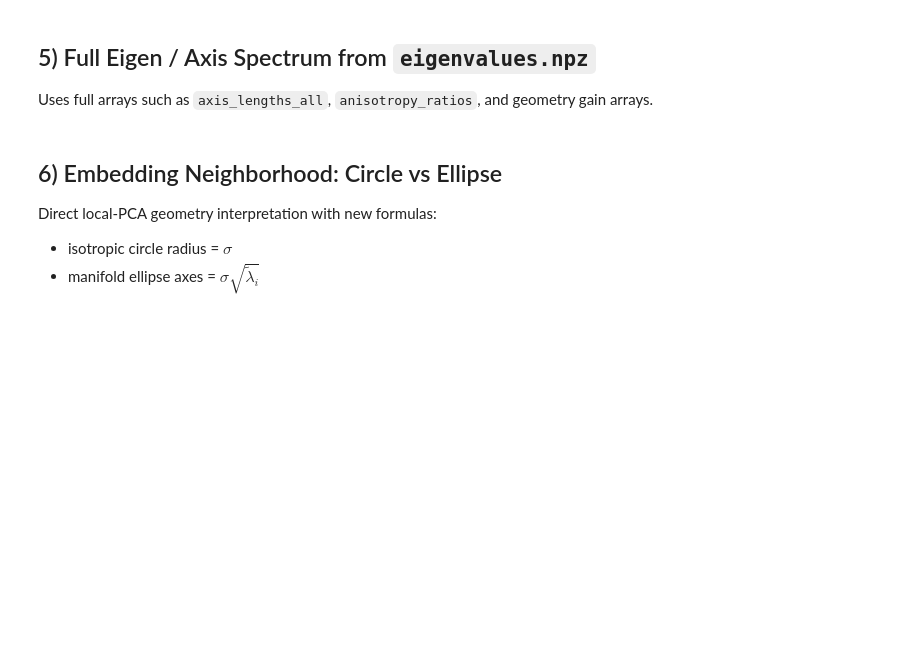
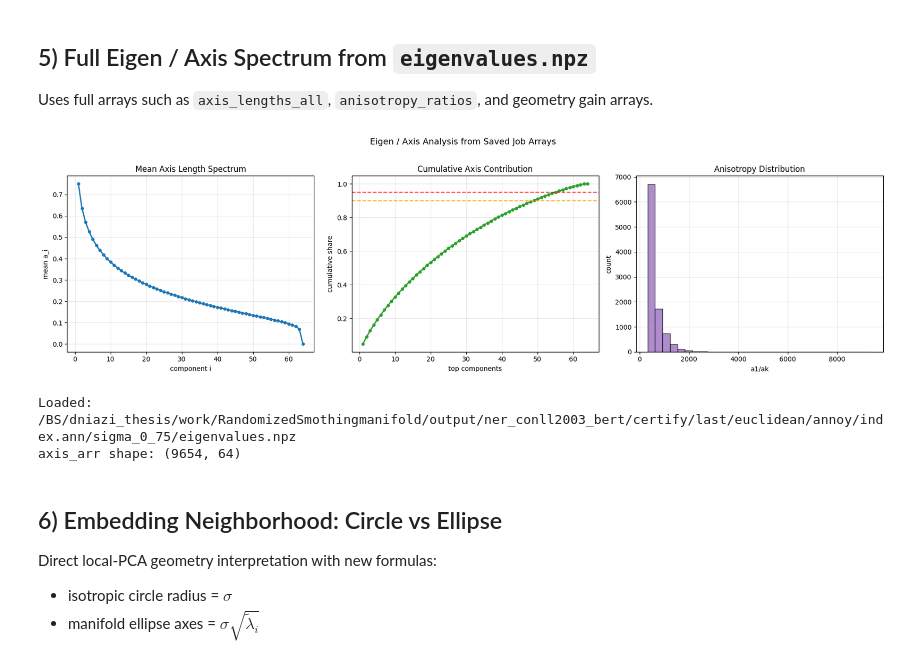
Before and after one commit to daniyaniazi/RandomizedSmothingmanifold, a Jupyter notebook: notebooks/NER_NewVolume_Results_Analysis.ipynb, the cells around one changed output. Saved outputs shown, nothing was run; the diff lists cells and outputs as text; code cells hidden in the pictures; blank space fills up the shorter version.

```diff
--- a/notebooks/NER_NewVolume_Results_Analysis.ipynb
+++ b/notebooks/NER_NewVolume_Results_Analysis.ipynb
@@ -24,7 +24,35 @@ manifold_last = base / "certify" / "last" / "euclidean" / "annoy" / "index.ann"
 iso_last = base / "isotropic_certify" / "last"
 token_dir = base / "token_layer_embeddings" / "train" / "last"
 
-SIGMAS_ALL = ["sigma_0_25", "sigma_0_50", "sigma_0_75", "sigma_1_00"]
+# SIGMAS_ALL = [
+#     "sigma_0_75",
+#     "sigma_0_80",
+#     "sigma_0_85",
+#     "sigma_0_90",
+#     "sigma_0_95",
+#     "sigma_1_00",
+#     "sigma_1_05",
+#     "sigma_1_10",
+#     "sigma_1_15",
+#     "sigma_1_20",
+#     "sigma_1_25",
+#     "sigma_1_35",
+#     "sigma_1_50"
+# ]
+
+
+SIGMAS_ALL = [
+    "sigma_2_00",
+    "sigma_2_25",
+    "sigma_2_50",
+    "sigma_2_75",
+    "sigma_3_00",
+    "sigma_3_25",
+    "sigma_3_50",
+    "sigma_3_75",
+    "sigma_4_00",
+    "sigma_4_25"
+]
 
 def sigma_val(s: str) -> float:
     return float(s.replace("sigma_", "").replace("_", "."))
@@ -212,7 +291,7 @@ else:
 
 Uses full arrays such as `axis_lengths_all`, `anisotropy_ratios`, and geometry gain arrays.
 # %%
-eigen_path = manifold_last / "sigma_0_50" / "eigenvalues.npz"
+eigen_path = manifold_last / "sigma_0_75" / "eigenvalues.npz"
 
 if not eigen_path.exists():
     print(f"No eigenvalues file at {eigen_path}")
@@ -235,33 +314,37 @@ else:
         axes[0].plot(np.arange(1, len(mean_axes) + 1), mean_axes, "o-", linewidth=2, markersize=4)
         axes[0].set_title("Mean Axis Length Spectrum")
         axes[0].set_xlabel("component i"); axes[0].set_ylabel("mean a_i")
         axes[0].grid(True, alpha=0.3)
 
         axes[1].plot(np.arange(1, len(cum) + 1), cum, "o-", linewidth=2, markersize=4, color="tab:green")
         axes[1].axhline(0.9, linestyle="--", color="orange", alpha=0.8)
         axes[1].axhline(0.95, linestyle="--", color="red", alpha=0.8)
         axes[1].set_title("Cumulative Axis Contribution")
         axes[1].set_xlabel("top components"); axes[1].set_ylabel("cumulative share")
         axes[1].grid(True, alpha=0.3)
 
         if anis is not None:
             axes[2].hist(np.asarray(anis, dtype=np.float64), bins=30, color="tab:purple", alpha=0.75, edgecolor="black")
             axes[2].set_title("Anisotropy Distribution")
             axes[2].set_xlabel("a1/ak"); axes[2].set_ylabel("count")
         elif geo_ratio is not None:
             axes[2].hist(np.asarray(geo_ratio, dtype=np.float64), bins=30, color="tab:red", alpha=0.75, edgecolor="black")
             axes[2].set_title("Geometry Gain Distribution")
             axes[2].set_xlabel("log_geo_ratio"); axes[2].set_ylabel("count")
         else:
             axes[2].text(0.5, 0.5, "No anisotropy/geo_ratio arrays", ha="center", va="center")
 
         axes[2].grid(True, alpha=0.3)
         plt.suptitle("Eigen / Axis Analysis from Saved Job Arrays", fontsize=13, y=1.02)
         plt.tight_layout()
         plt.show()
 
         print("Loaded:", eigen_path)
         print("axis_arr shape:", axis_arr.shape)
+# %% [output]
+[figure, added]
+Loaded: /BS/dniazi_thesis/work/RandomizedSmothingmanifold/output/ner_conll2003_bert/certify/last/euclidean/annoy/index.ann/sigma_0_75/eigenvalues.npz
+axis_arr shape: (9654, 64)
 # %% [markdown]
 ## 6) Embedding Neighborhood: Circle vs Ellipse
 
```
Also changed, not shown: parts of 5 cells of this notebook, 2 other files.
